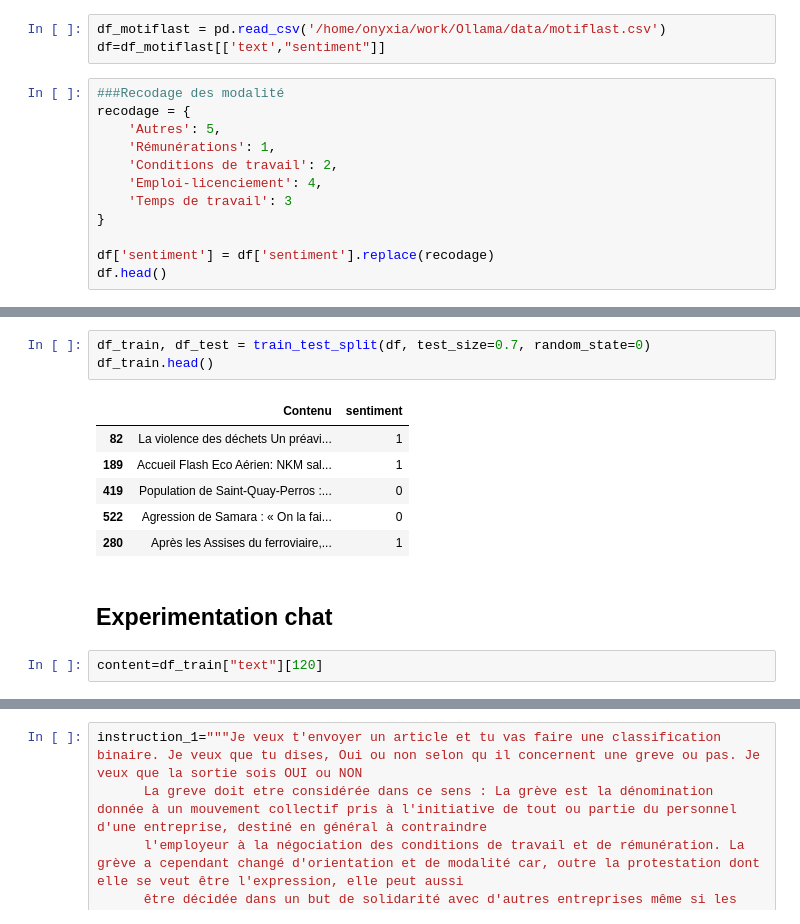
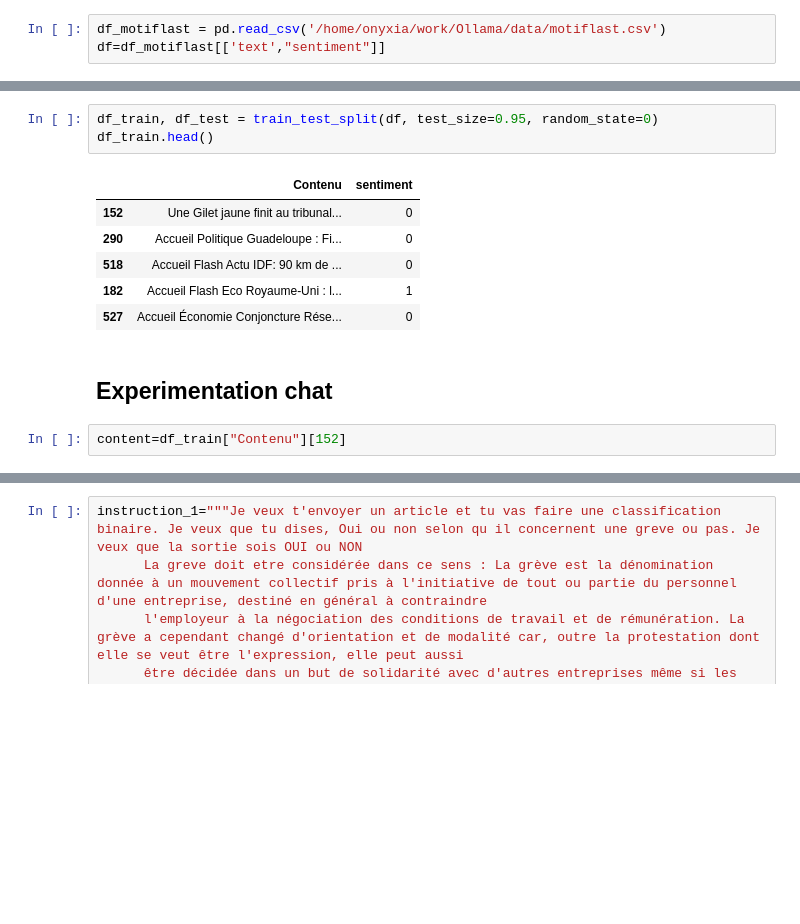
Before and after one commit to StephOgre/Ollama, a Jupyter notebook: llama.ipynb, the cells around one changed output, grey strips where cells are left out. Saved outputs shown, nothing was run; the diff lists cells and outputs as text; blank space fills up the shorter version.

```diff
--- a/llama.ipynb
+++ b/llama.ipynb
@@ -28,15 +29,3 @@ df.head()
 # %%
 df_motiflast = pd.read_csv('/home/onyxia/work/Ollama/data/motiflast.csv')
 df=df_motiflast[['text',"sentiment"]]
-# %%
-###Recodage des modalité
-recodage = {
-    'Autres': 5,
-    'Rémunérations': 1,
-    'Conditions de travail': 2,
-    'Emploi-licenciement': 4,
-    'Temps de travail': 3
-}
-
-df['sentiment'] = df['sentiment'].replace(recodage)
-df.head()
@@ -65,17 +32,17 @@ Name: count, dtype: int64
 # %%
-df_train, df_test = train_test_split(df, test_size=0.7, random_state=0)
+df_train, df_test = train_test_split(df, test_size=0.95, random_state=0)
 df_train.head()
 # %% [output]
 |  | Contenu | sentiment |
-| 82 | La violence des déchets Un préavi... | 1 |
-| 189 | Accueil Flash Eco Aérien: NKM sal... | 1 |
-| 419 | Population de Saint-Quay-Perros :... | 0 |
-| 522 | Agression de Samara : « On la fai... | 0 |
-| 280 | Après les Assises du ferroviaire,... | 1 |
+| 152 | Une Gilet jaune finit au tribunal... | 0 |
+| 290 | Accueil Politique Guadeloupe : Fi... | 0 |
+| 518 | Accueil Flash Actu IDF: 90 km de ... | 0 |
+| 182 | Accueil Flash Eco Royaume-Uni : l... | 1 |
+| 527 | Accueil Économie Conjoncture Rése... | 0 |
 # %% [markdown]
 ## Experimentation chat
 # %%
-content=df_train["text"][120]
+content=df_train["Contenu"][152]
 # %%
 content
 # %% [output]
```
Also changed, not shown: parts of 21 cells of this notebook, 1 other file.
